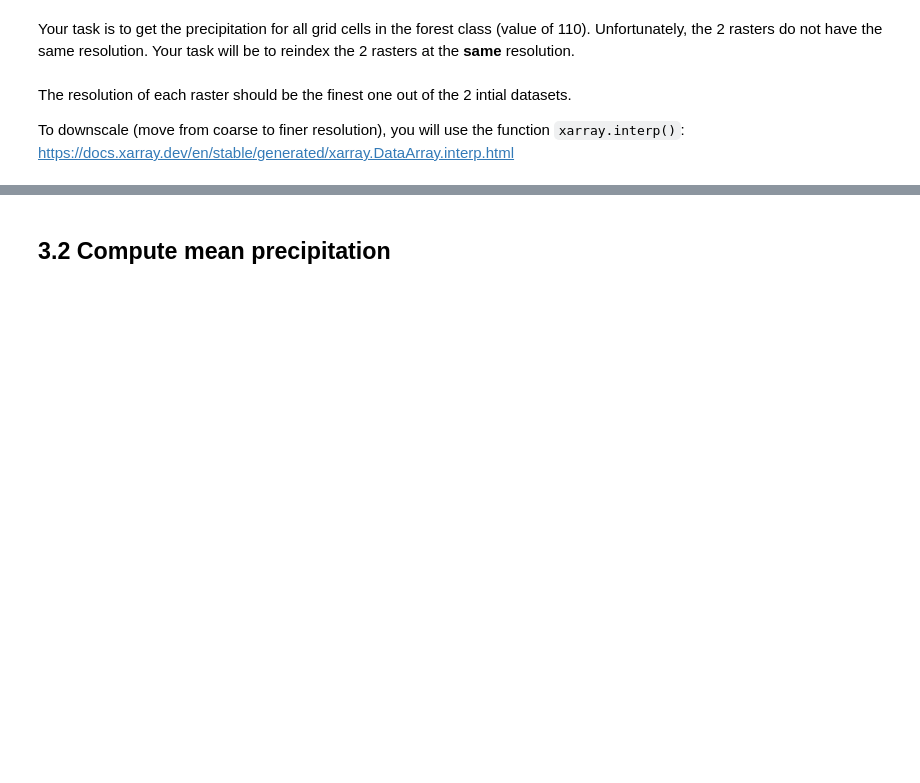
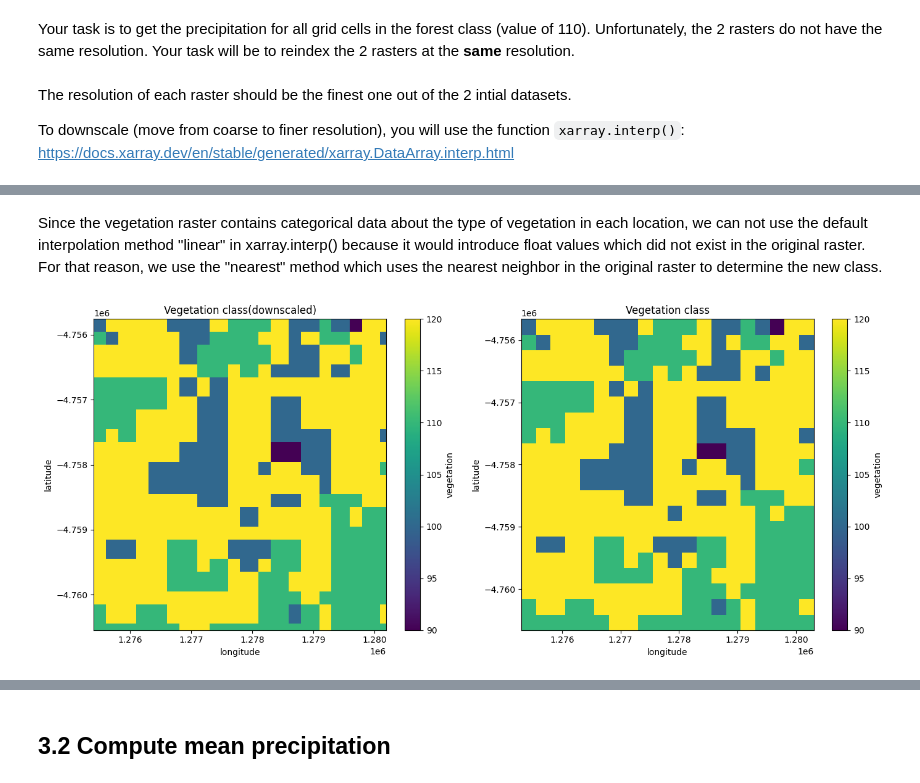
Before and after one commit to staghado/descartes-data-sci, a Jupyter notebook: 02-rescale_rasters_and_pricing.ipynb, the cells around one changed output, grey strips where cells are left out. Saved outputs shown, nothing was run; the diff lists cells and outputs as text; code cells hidden in the pictures; blank space fills up the shorter version.

```diff
--- a/02-rescale_rasters_and_pricing.ipynb
+++ b/02-rescale_rasters_and_pricing.ipynb
@@ -91,0 +124,8 @@ precipitation_downscaled_xr = "fill with proper raster"
+# %%
+# We downscale only the coarser raster i.e the vegetation one
+vegetation_downscaled_xr = vegetation_xr.interp(
+    longitude=precipitation_xr.longitude.values,
+    latitude=precipitation_xr.latitude.values,
+    method="nearest"
+)
+precipitation_downscaled_xr = precipitation_xr.copy()
@@ -91,0 +134,14 @@ precipitation_downscaled_xr = "fill with proper raster"
+# %% [markdown]
+Since the vegetation raster contains categorical data about the type of vegetation in each location, we can not use the default interpolation method "linear" in xarray.interp() because it would introduce float values which did not exist in the original raster. For that reason, we use the "nearest" method which uses the nearest neighbor in the original raster to determine the new class.
+# %%
+fig, ax = plt.subplots(1, 2, figsize=(14, 6))
+vegetation_downscaled_xr.vegetation.plot(ax=ax[0])
+ax[0].set_title("Vegetation class(downscaled)")
+vegetation_xr.vegetation.plot(ax=ax[1])
+ax[1].set_title("Vegetation class")
+ax[1].set_xlabel("longitude")
+ax[1].set_ylabel("latitude")
+plt.tight_layout()
+plt.show()
+# %% [output]
+[figure, added]
```
Also changed, not shown: parts of 38 cells of this notebook, 2 other files.
